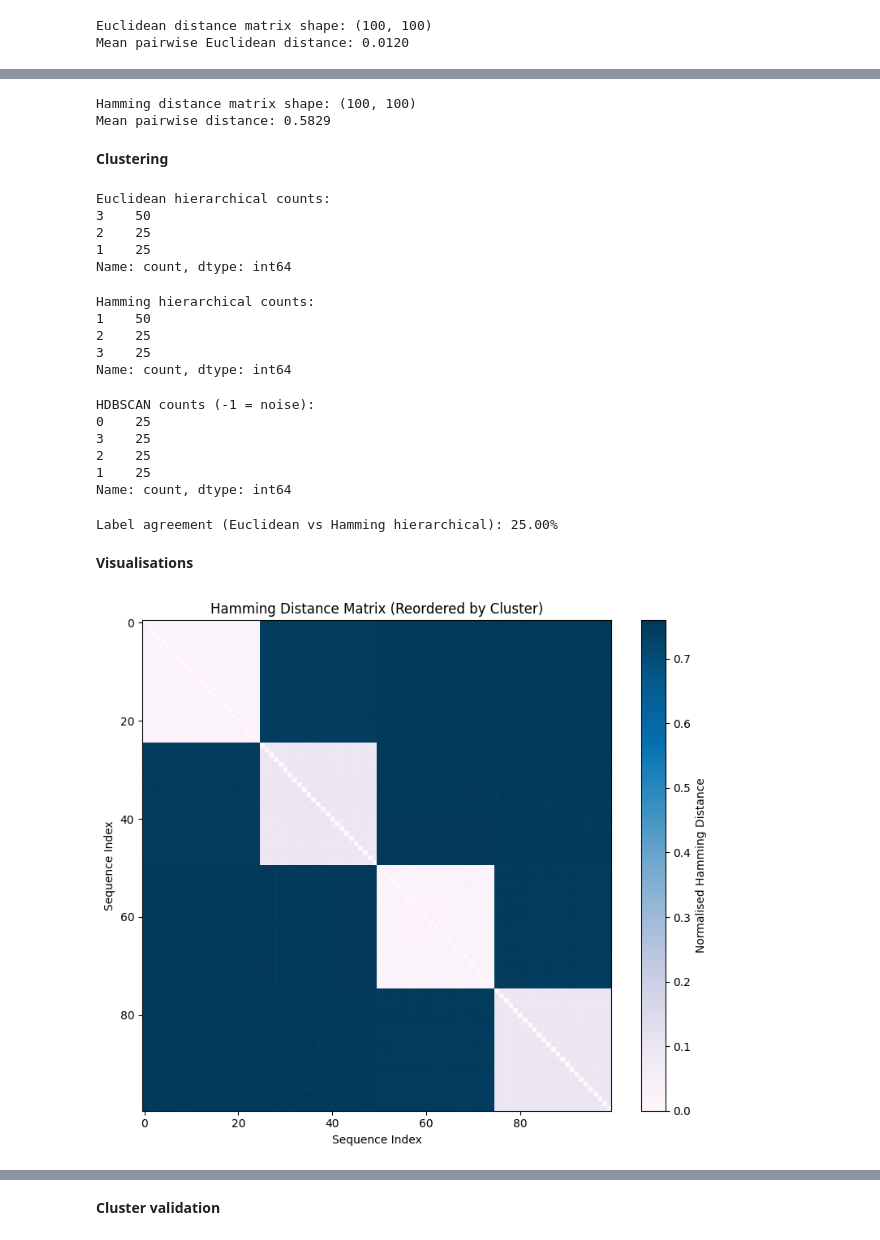
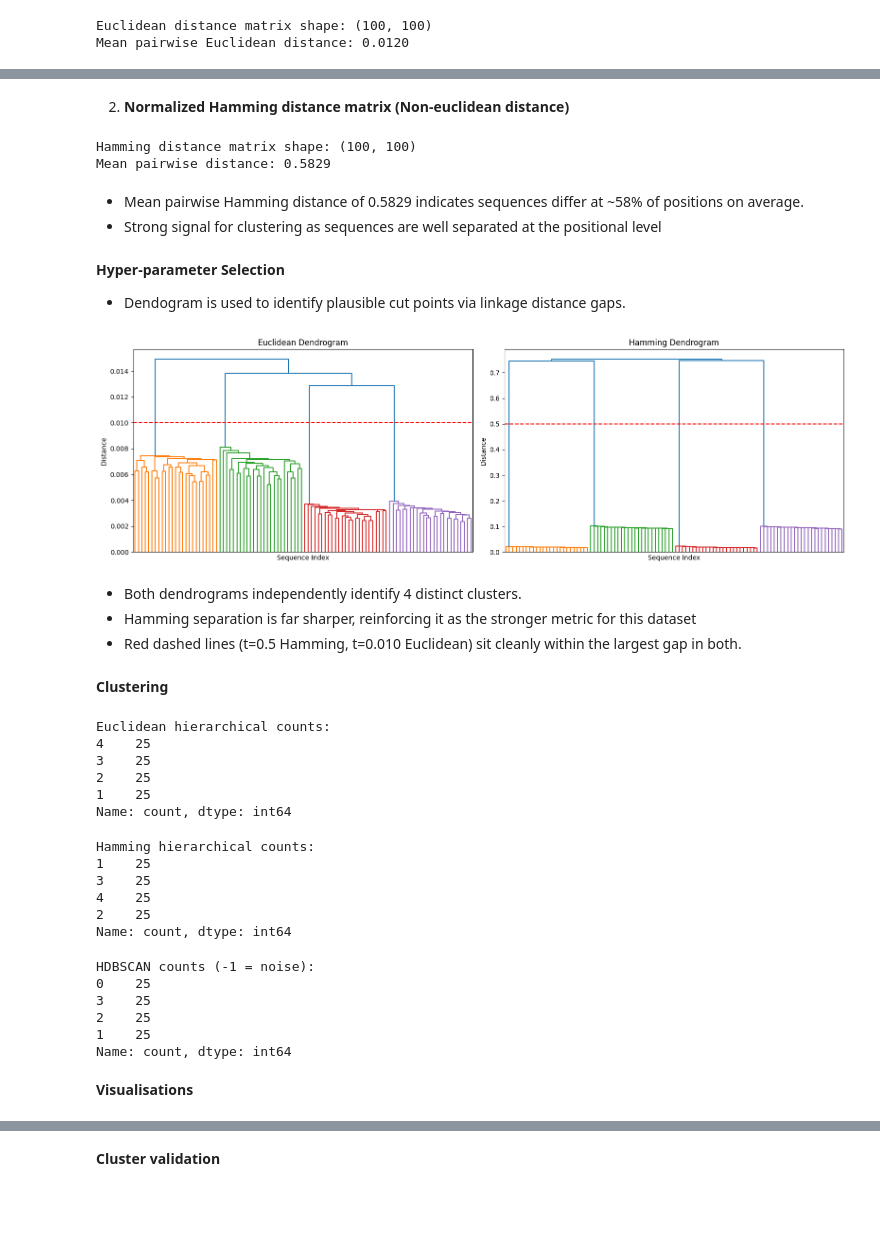
Before and after one commit to Shravani018/ml_2_group1, a Jupyter notebook: Assignment3/ML2_Group1_Assignment3.ipynb, the cells around one changed output, grey strips where cells are left out. Cells and saved outputs as stored; diff of their text form; code cells hidden in the pictures; blank space fills up the shorter version.

```diff
--- a/Assignment3/ML2_Group1_Assignment3.ipynb
+++ b/Assignment3/ML2_Group1_Assignment3.ipynb
@@ -435 +448,3 @@ Mean pairwise Euclidean distance: 0.0120
+# %% [markdown]
+2. **Normalized Hamming distance matrix (Non-euclidean distance)**
 # %%
@@ -445,3 +460,35 @@ print(f"Mean pairwise distance: {hamming_matrix[hamming_matrix > 0].mean():.4f}"
 # %% [output]
 Hamming distance matrix shape: (100, 100)
 Mean pairwise distance: 0.5829
+# %% [markdown]
+- Mean pairwise Hamming distance of 0.5829 indicates sequences differ at ~58% of positions on average.
+- Strong signal for clustering as sequences are well separated at the positional level
+# %% [markdown]
+**Hyper-parameter Selection**
+
+- Dendogram is used to identify plausible cut points via linkage distance gaps.
+# %%
+condensed_euc=squareform(euclidean_matrix)
+linkage_euc=linkage(condensed_euc,method="average")
+condensed_ham=squareform(hamming_matrix)
+linkage_ham=linkage(condensed_ham,method="average")
+# %%
+fig,ax=plt.subplots(1,2,figsize=(16,5))
+dendrogram(linkage_euc,ax=ax[0],no_labels=True)
+ax[0].set_title("Euclidean Dendrogram")
+ax[0].set_xlabel("Sequence Index")
+ax[0].set_ylabel("Distance")
+ax[0].axhline(y=0.010,color="red",linestyle="--")
+dendrogram(linkage_ham,ax=ax[1],no_labels=True)
+ax[1].set_title("Hamming Dendrogram")
+ax[1].set_xlabel("Sequence Index")
+ax[1].set_ylabel("Distance")
+ax[1].axhline(y=0.5,color="red",linestyle="--")
+plt.tight_layout()
+plt.show()
+# %% [output]
+[figure, added]
+# %% [markdown]
+- Both dendrograms independently identify 4 distinct clusters.
+- Hamming separation is far sharper, reinforcing it as the stronger metric for this dataset
+- Red dashed lines (t=0.5 Hamming, t=0.010 Euclidean) sit cleanly within the largest gap in both.
@@ -451,12 +501,13 @@ Mean pairwise distance: 0.5829
 # Applying hierarchical clustering (average linkage) on Euclidean distance matrix
 condensed_euc = squareform(euclidean_matrix)
 linkage_euc = linkage(condensed_euc, method="average")
-euclidean_labels = fcluster(linkage_euc, t=3, criterion="maxclust")
+euclidean_labels = fcluster(linkage_euc, t=t_euc, criterion="distance")
 data["cluster_euclidean"] = euclidean_labels
 print(f"Euclidean hierarchical counts:\n{pd.Series(euclidean_labels).value_counts()}")
 # %% [output]
 Euclidean hierarchical counts:
-3    50
+4    25
+3    25
 2    25
 1    25
 Name: count, dtype: int64
@@ -464,14 +515,15 @@ Name: count, dtype: int64
 # Applying hierarchical clustering (average linkage) on Hamming distance matrix
 condensed_ham = squareform(hamming_matrix)
 linkage_ham = linkage(condensed_ham, method="average")
-hamming_labels = fcluster(linkage_ham, t=3, criterion="maxclust")
+hamming_labels = fcluster(linkage_ham, t=t_ham, criterion="distance")
 data["cluster_hamming"] = hamming_labels
 print(f"Hamming hierarchical counts:\n{pd.Series(hamming_labels).value_counts()}")
 # %% [output]
 Hamming hierarchical counts:
-1    50
+1    25
+3    25
+4    25
 2    25
-3    25
 Name: count, dtype: int64
 # %%
 # Applying HDBSCAN on precomputed Hamming matrix (density-based, no cluster count assumption)
@@ -486,25 +538,5 @@ HDBSCAN counts (-1 = noise):
 2    25
 1    25
 Name: count, dtype: int64
-# %%
-# Checking label agreement between Euclidean and Hamming hierarchical clustering
-agreement = np.mean(euclidean_labels == hamming_labels)
-print(f"Label agreement (Euclidean vs Hamming hierarchical): {agreement:.2%}")
-# %% [output]
-Label agreement (Euclidean vs Hamming hierarchical): 25.00%
 # %% [markdown]
 **Visualisations**
-# %%
-# Plotting Hamming distance matrix heatmap reordered by Hamming cluster labels
-order = np.argsort(hamming_labels)
-reordered = hamming_matrix[np.ix_(order, order)]
-fig, ax = plt.subplots(figsize=(8, 7))
-im = ax.imshow(reordered, cmap="PuBu", aspect="auto")
-plt.colorbar(im, ax=ax, label="Normalised Hamming Distance")
-ax.set_title("Hamming Distance Matrix (Reordered by Cluster)")
-ax.set_xlabel("Sequence Index")
-ax.set_ylabel("Sequence Index")
-plt.tight_layout()
-plt.show()
-# %% [output]
-[figure, removed]
```
Also changed, not shown: parts of 34 cells of this notebook.
